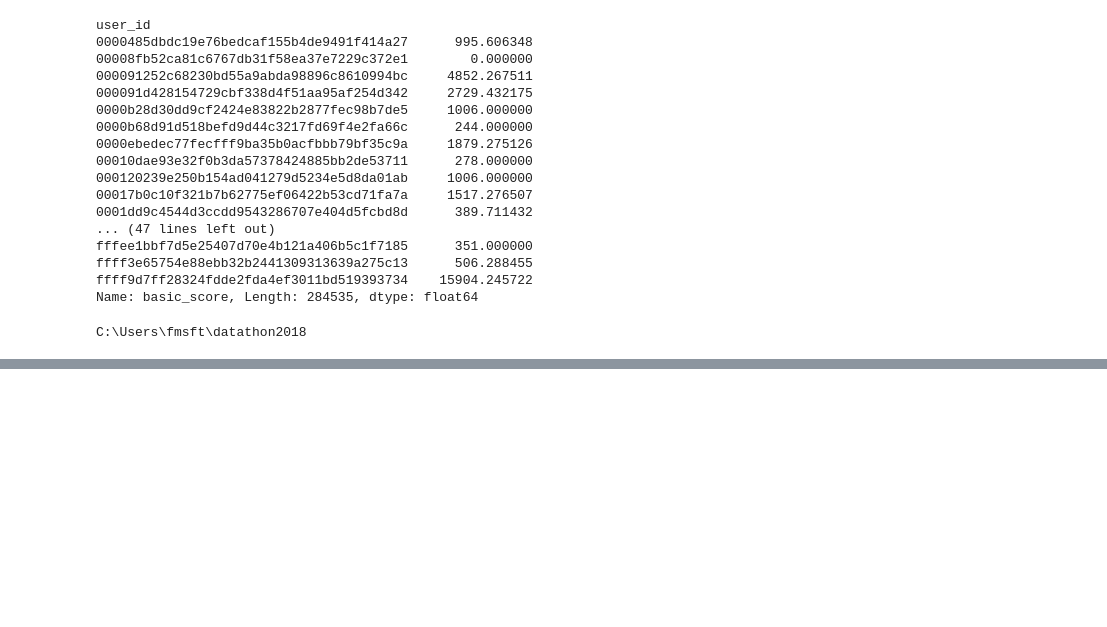
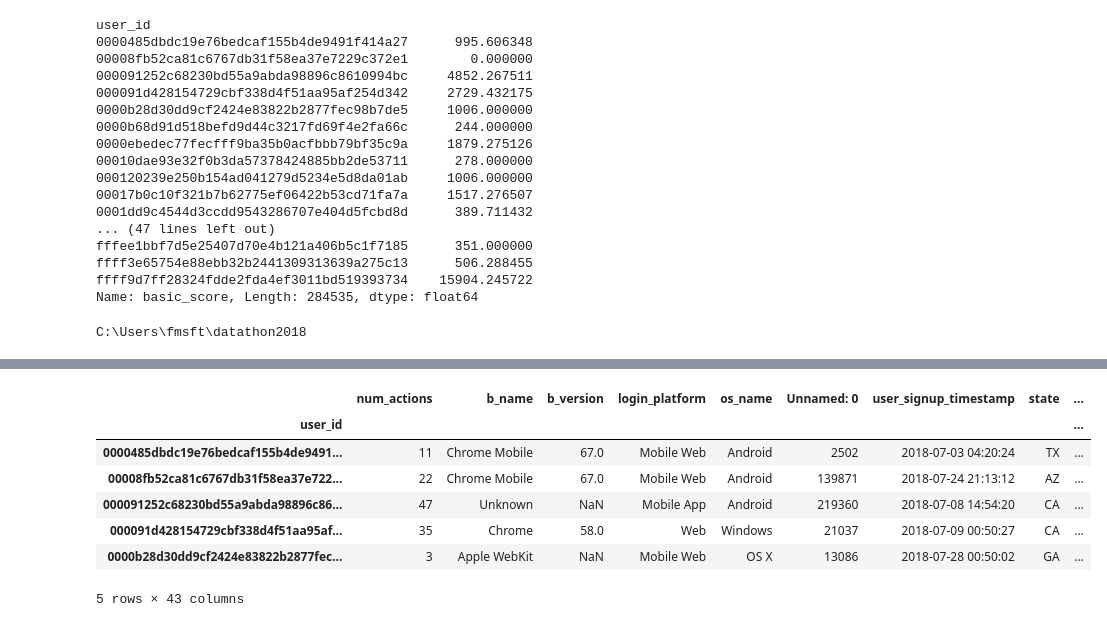
Before and after one commit to milesaturpin/datathon2018, a Jupyter notebook: Datathon2018_Trenton.ipynb, the cells around one changed output, grey strips where cells are left out. Drawn from its saved outputs; the diff is of its cells as text; code cells hidden in the pictures; blank space fills up the shorter version.

```diff
--- a/Datathon2018_Trenton.ipynb
+++ b/Datathon2018_Trenton.ipynb
@@ -459,0 +486,2 @@ r_x_sesh.to_csv('X_matrix.csv')
+# %%
+x = pd.DataFrame(r_x_sesh)
@@ -459,0 +492,7 @@ r_x_sesh.to_csv('X_matrix.csv')
+# %%
+users.set_index('user_id', inplace=True)
+# %%
+#age bracket. number of open loans, keep these separate.
+#. credit score. state. utilization ratio. hard inquiries.
+
+u = users[users.index.isin(x.index)]
@@ -459,0 +523,13 @@ r_x_sesh.to_csv('X_matrix.csv')
+# %%
+x = pd.merge(x, u, how='inner', left_index=True, right_index=True)
+# %%
+x.head()
+# %% [output]
+|  | num_actions | b_name | b_version | login_platform | os_name | Unnamed: 0 | user_signup_timestamp | state | ... |
+| user_id |  |  |  |  |  |  |  |  | ... |
+| 0000485dbdc19e76bedcaf155b4de9491... | 11 | Chrome Mobile | 67.0 | Mobile Web | Android | 2502 | 2018-07-03 04:20:24 | TX | ... |
+| 00008fb52ca81c6767db31f58ea37e722... | 22 | Chrome Mobile | 67.0 | Mobile Web | Android | 139871 | 2018-07-24 21:13:12 | AZ | ... |
+| 000091252c68230bd55a9abda98896c86... | 47 | Unknown | NaN | Mobile App | Android | 219360 | 2018-07-08 14:54:20 | CA | ... |
+| 000091d428154729cbf338d4f51aa95af... | 35 | Chrome | 58.0 | Web | Windows | 21037 | 2018-07-09 00:50:27 | CA | ... |
+| 0000b28d30dd9cf2424e83822b2877fec... | 3 | Apple WebKit | NaN | Mobile Web | OS X | 13086 | 2018-07-28 00:50:02 | GA | ... |
+5 rows × 43 columns
```
Also changed, not shown: parts of 10 cells of this notebook, 1 other file.
